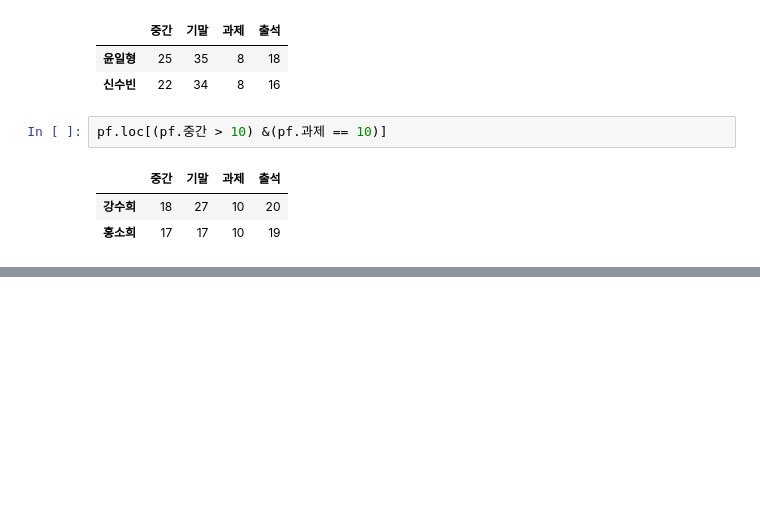
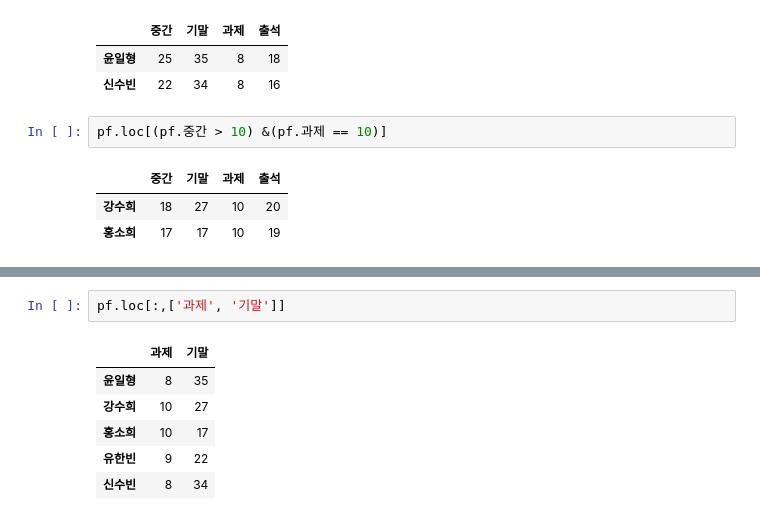
Before and after one commit to shimyoubin/2025-1-myclass-BDA, a Jupyter notebook: inclass/02w_B_0312_pandas_basic.ipynb, the cells around one changed output, grey strips where cells are left out. Drawn from its saved outputs; the diff is of its cells as text; blank space fills up the shorter version.

```diff
--- a/inclass/02w_B_0312_pandas_basic.ipynb
+++ b/inclass/02w_B_0312_pandas_basic.ipynb
@@ -709,0 +770,9 @@ pf.loc[(pf.중간 > 10) &(pf.과제 == 10)]
+# %%
+pf.loc[:,['과제', '기말']]
+# %% [output]
+|  | 과제 | 기말 |
+| 윤일형 | 8 | 35 |
+| 강수희 | 10 | 27 |
+| 홍소희 | 10 | 17 |
+| 유한빈 | 9 | 22 |
+| 신수빈 | 8 | 34 |
```
Also changed, not shown: parts of 30 cells of this notebook.
